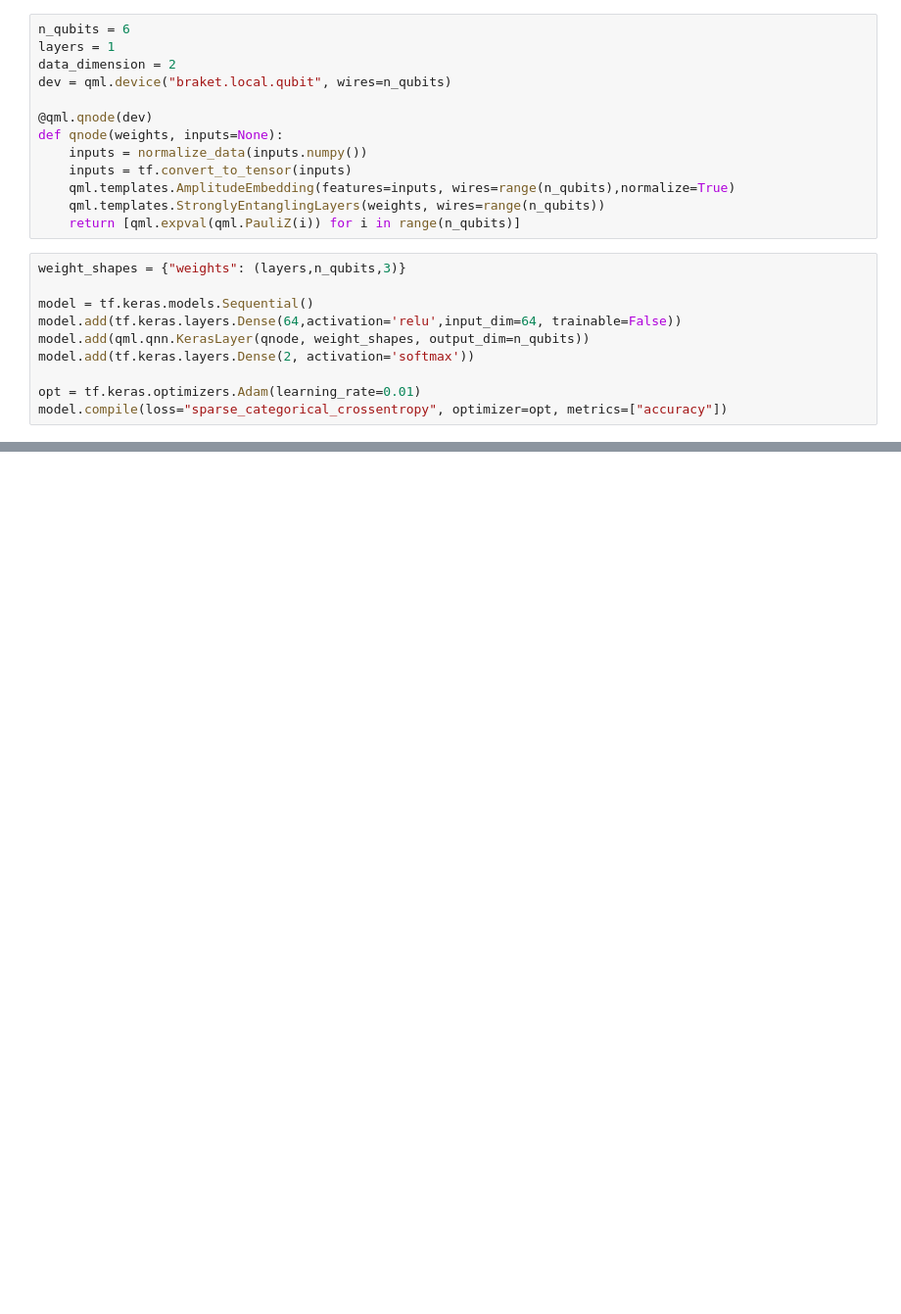
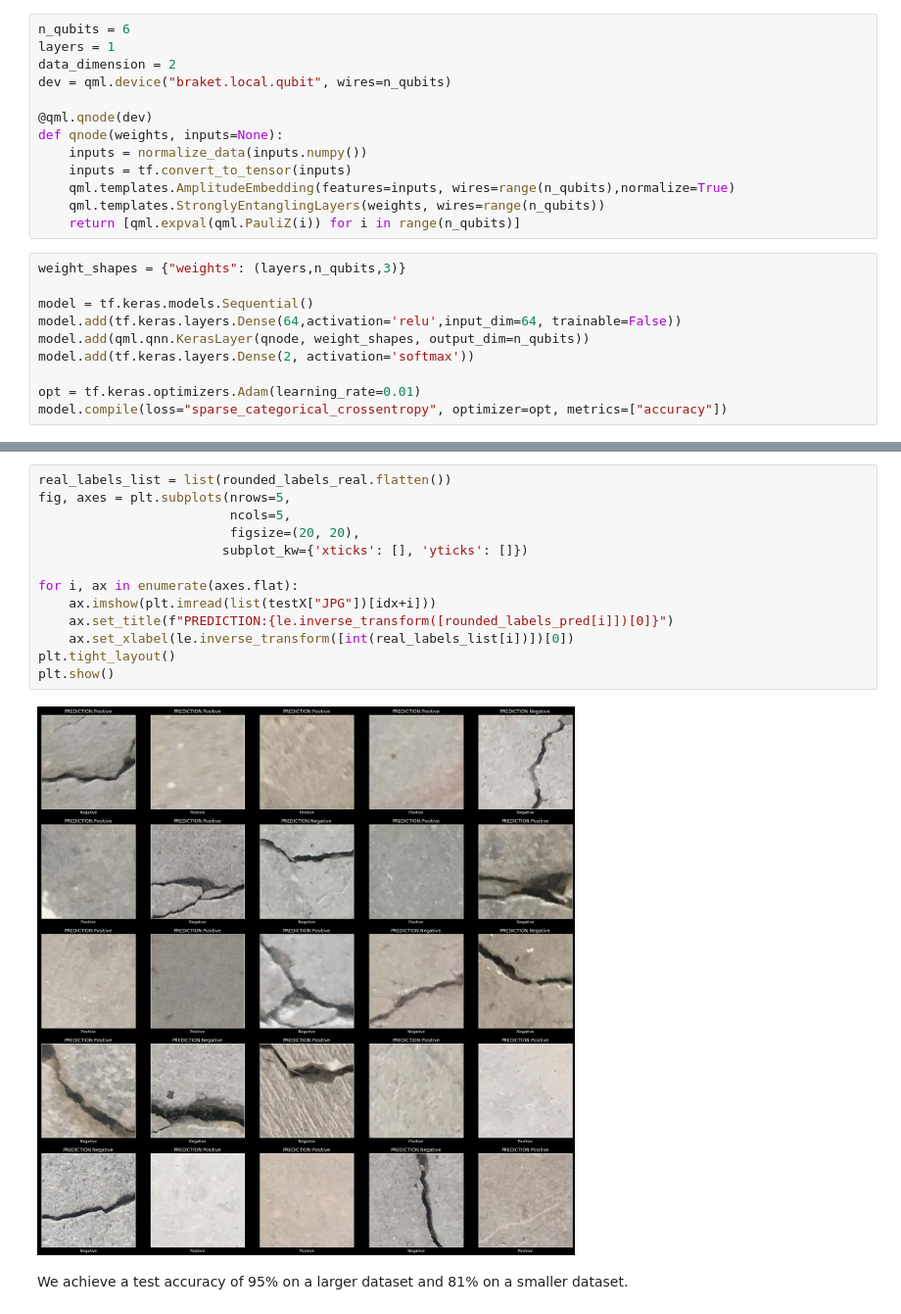
Before and after one commit to qBraid/BMW_Challenge, a Jupyter notebook: QNN.ipynb, the cells around one changed output, grey strips where cells are left out. Shown at 98% size. Cells and saved outputs as stored; diff of their text form; blank space fills up the shorter version.

```diff
--- a/QNN.ipynb
+++ b/QNN.ipynb
@@ -392,0 +393,17 @@ cm_display = ConfusionMatrixDisplay(cm, [0,1]).plot()
+# %%
+real_labels_list = list(rounded_labels_real.flatten())
+fig, axes = plt.subplots(nrows=5,
+                         ncols=5,
+                         figsize=(20, 20),
+                        subplot_kw={'xticks': [], 'yticks': []})
+
+for i, ax in enumerate(axes.flat):
+    ax.imshow(plt.imread(list(testX["JPG"])[idx+i]))
+    ax.set_title(f"PREDICTION:{le.inverse_transform([rounded_labels_pred[i]])[0]}")
+    ax.set_xlabel(le.inverse_transform([int(real_labels_list[i])])[0])
+plt.tight_layout()
+plt.show()
+# %% [output]
+[figure, added]
+# %% [markdown]
+We achieve a test accuracy of 95% on a larger dataset and 81% on a smaller dataset.
```
Also changed, not shown: parts of 20 cells of this notebook, 3 other files.
